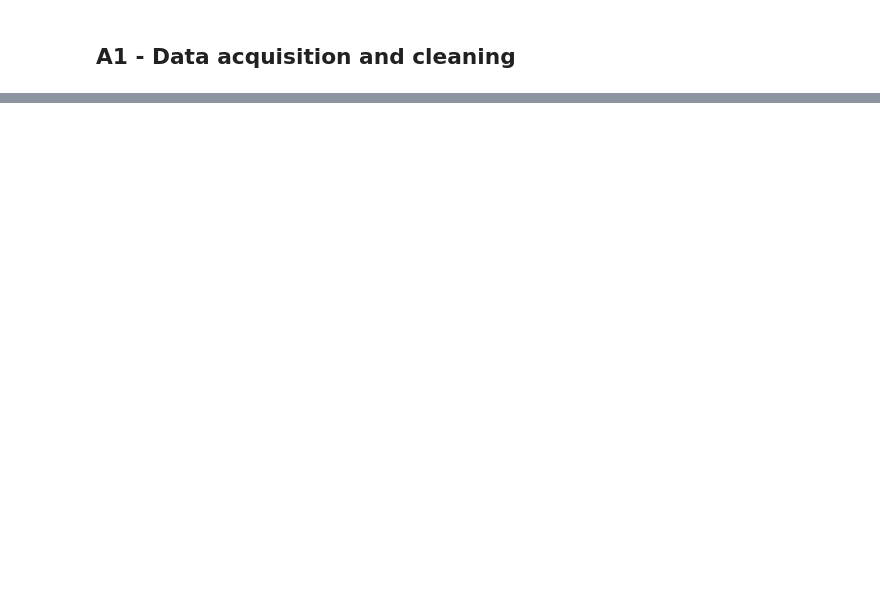
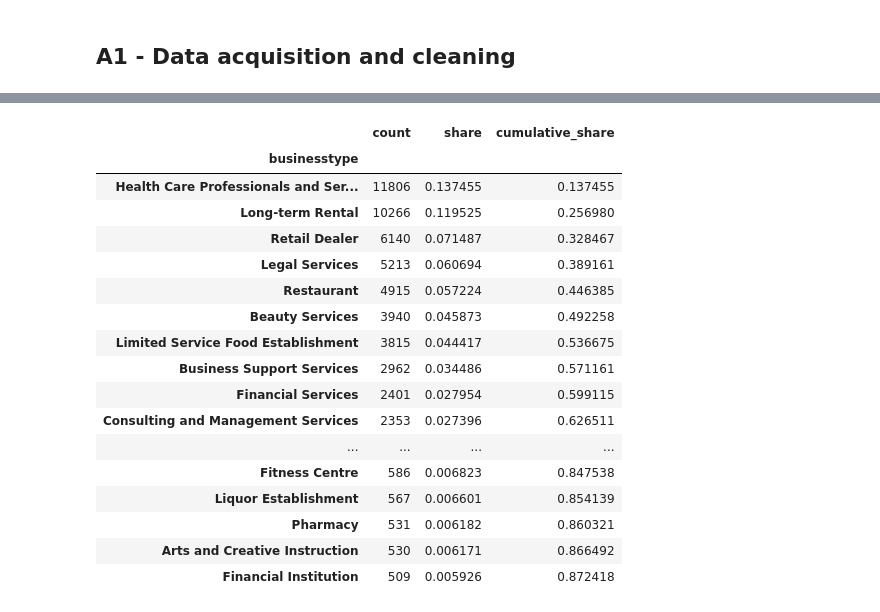
Before and after one commit to 8itoonmaria/Assignment03, a Jupyter notebook: business-level-clustering.ipynb, the cells around one changed output, grey strips where cells are left out. Cells and saved outputs as stored; diff of their text form; code cells hidden in the pictures; blank space fills up the shorter version.

```diff
--- a/business-level-clustering.ipynb
+++ b/business-level-clustering.ipynb
@@ -190,0 +207,19 @@ print(
+# %%
+business_type_median = (
+    df_issued_clean
+    .groupby("businesstype")["feepaid"]
+    .transform("median")
+)
+
+overall_fee_median = df_issued_clean["feepaid"].median()
+
+df_issued_clean["feepaid_clean"] = (
+    df_issued_clean["feepaid"]
+    .fillna(business_type_median)
+    .fillna(overall_fee_median)
+)
+
+print(
+    "Remaining missing fee values:",
+    df_issued_clean["feepaid_clean"].isna().sum()
+)
@@ -190,0 +232,6 @@ print(
+# %%
+# Count the number of businesses for each type
+business_counts = df_issued_clean["businesstype"].value_counts()
+
+print("Number of business types:", business_counts.size)
+display(business_counts.head(20).to_frame("count"))
@@ -190,0 +258,33 @@ print(
+# %%
+business_coverage = pd.DataFrame({
+    "count": business_counts
+})
+
+business_coverage["share"] = (
+    business_coverage["count"] / business_coverage["count"].sum()
+)
+
+business_coverage["cumulative_share"] = (
+    business_coverage["share"].cumsum()
+)
+
+display(business_coverage.head(30))
+# %% [output]
+|  | count | share | cumulative_share |
+| businesstype |  |  |  |
+| Health Care Professionals and Ser... | 11806 | 0.137455 | 0.137455 |
+| Long-term Rental | 10266 | 0.119525 | 0.256980 |
+| Retail Dealer | 6140 | 0.071487 | 0.328467 |
+| Legal Services | 5213 | 0.060694 | 0.389161 |
+| Restaurant | 4915 | 0.057224 | 0.446385 |
+| Beauty Services | 3940 | 0.045873 | 0.492258 |
+| Limited Service Food Establishment | 3815 | 0.044417 | 0.536675 |
+| Business Support Services | 2962 | 0.034486 | 0.571161 |
+| Financial Services | 2401 | 0.027954 | 0.599115 |
+| Consulting and Management Services | 2353 | 0.027396 | 0.626511 |
+| ... | ... | ... | ... |
+| Fitness Centre | 586 | 0.006823 | 0.847538 |
+| Liquor Establishment | 567 | 0.006601 | 0.854139 |
+| Pharmacy | 531 | 0.006182 | 0.860321 |
+| Arts and Creative Instruction | 530 | 0.006171 | 0.866492 |
+| Financial Institution | 509 | 0.005926 | 0.872418 |
```
Also changed, not shown: parts of 35 cells of this notebook, 1 other file.
